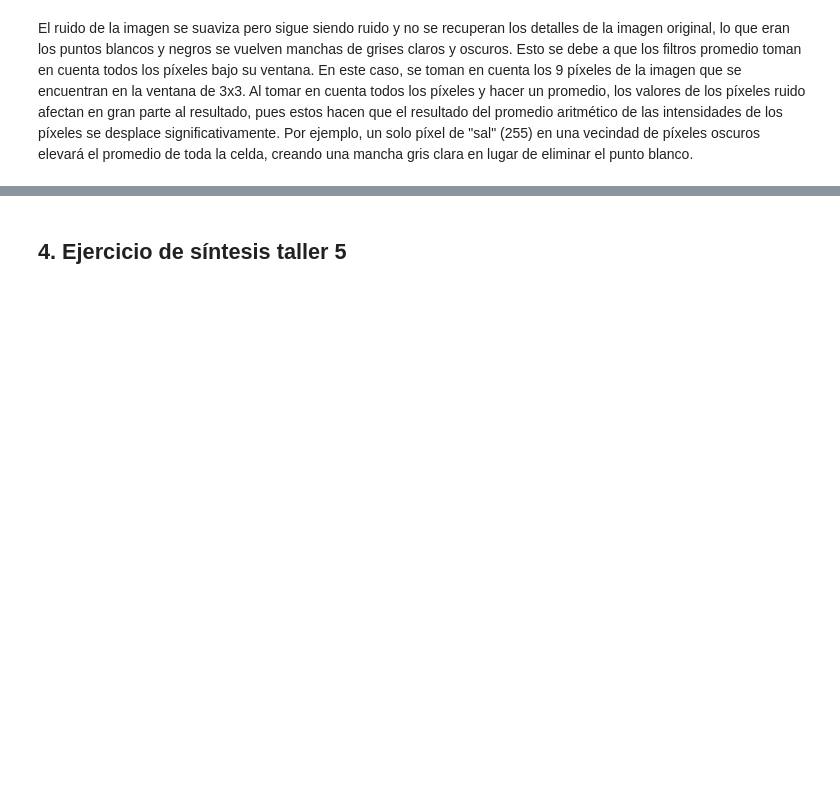
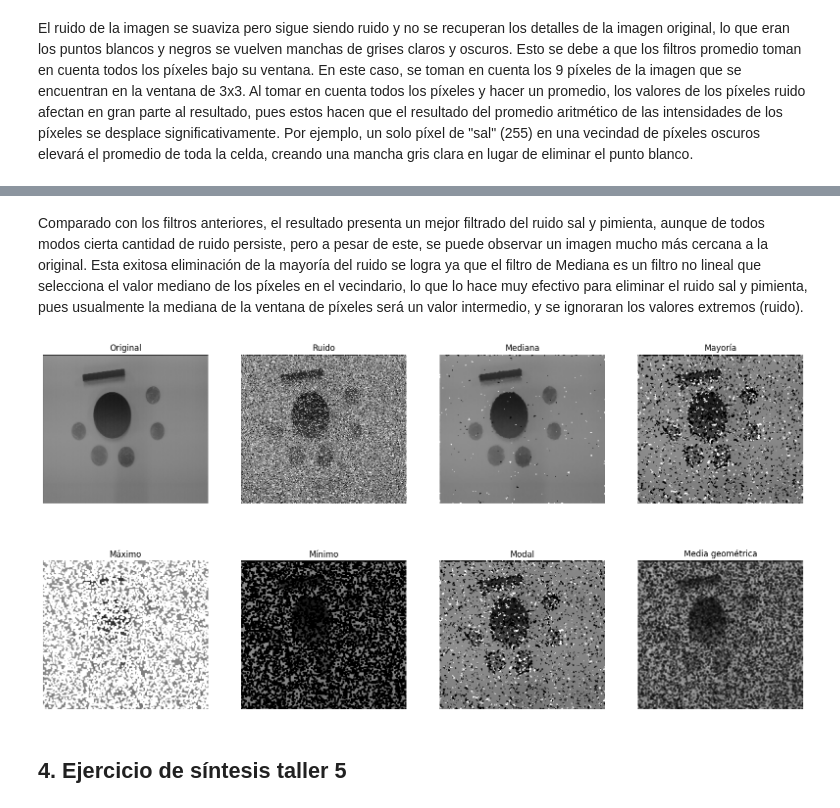
Before and after one commit to davidtobonm/talleres-imagenes-y-vision, a Jupyter notebook: Taller_5/Taller5.ipynb, the cells around one changed output, grey strips where cells are left out. Drawn from its saved outputs; the diff is of its cells as text; code cells hidden in the pictures; blank space fills up the shorter version.

```diff
--- a/Taller_5/Taller5.ipynb
+++ b/Taller_5/Taller5.ipynb
@@ -73,2 +141,58 @@ El ruido de la imagen se suaviza pero sigue siendo ruido y no se recuperan los d
+# %% [markdown]
+Comparado con los filtros anteriores, el resultado presenta un mejor filtrado del ruido sal y pimienta, aunque de todos modos cierta cantidad de ruido persiste, pero a pesar de este, se puede observar un imagen mucho más cercana a la original. Esta exitosa eliminación de la mayoría del ruido se logra ya que el filtro de Mediana es un filtro no lineal que selecciona el valor mediano de los píxeles en el vecindario, lo que lo hace muy efectivo para eliminar el ruido sal y pimienta, pues usualmente la mediana de la ventana de píxeles será un valor intermedio, y se ignoraran los valores extremos (ruido).
+# %%
+# evaluación con otros filtros
+
+majority_filter_result = majority(noised_image_ubyte, footprint=np.ones((3,3)))
+maximum_filter_result = maximum(noised_image_ubyte, footprint=np.ones((3,3)))
+minimum_filter_result = minimum(noised_image_ubyte, footprint=np.ones((3,3)))
+modal_filter_result = modal(noised_image_ubyte, footprint=np.ones((3,3)))
+geometric_mean_filter_result = geometric_mean(noised_image_ubyte, footprint=np.ones((3,3)))
+
+plt.figure(figsize=(20,10))
+
+plt.subplot(2, 4, 1)
+plt.imshow(morpho_img, cmap='gray', vmin=0, vmax=255)
+plt.title('Original')
+plt.axis('off')
+
+plt.subplot(2, 4, 2)
+plt.imshow(noised_image, cmap='gray', vmin=0, vmax=1)
+plt.title('Ruido')
+plt.axis('off')
+
+plt.subplot(2, 4, 3)
+plt.imshow(median_filter_result, cmap='gray', vmin=0, vmax=255)
+plt.title('Mediana')
+plt.axis('off')
+
+plt.subplot(2, 4, 4)
+plt.imshow(majority_filter_result, cmap='gray', vmin=0, vmax=255)
+plt.title('Mayoría')
+plt.axis('off')
+
+plt.subplot(2, 4, 5)
+plt.imshow(maximum_filter_result, cmap='gray', vmin=0, vmax=255)
+plt.title('Máximo')
+plt.axis('off')
+
+plt.subplot(2, 4, 6)
+plt.imshow(minimum_filter_result, cmap='gray', vmin=0, vmax=255)
+plt.title('Mínimo')
+plt.axis('off')
+
+plt.subplot(2, 4, 7)
+plt.imshow(modal_filter_result, cmap='gray', vmin=0, vmax=255)
+plt.title('Modal')
+plt.axis('off')
+
+plt.subplot(2, 4, 8)
+plt.imshow(geometric_mean_filter_result, cmap='gray', vmin=0, vmax=255)
+plt.title('Media geométrica')
+plt.axis('off')
+
+plt.show()
+# %% [output]
+[figure, added]
 # %% [markdown]
 ## 4. Ejercicio de síntesis taller 5
```
Also changed, not shown: parts of 7 cells of this notebook.
